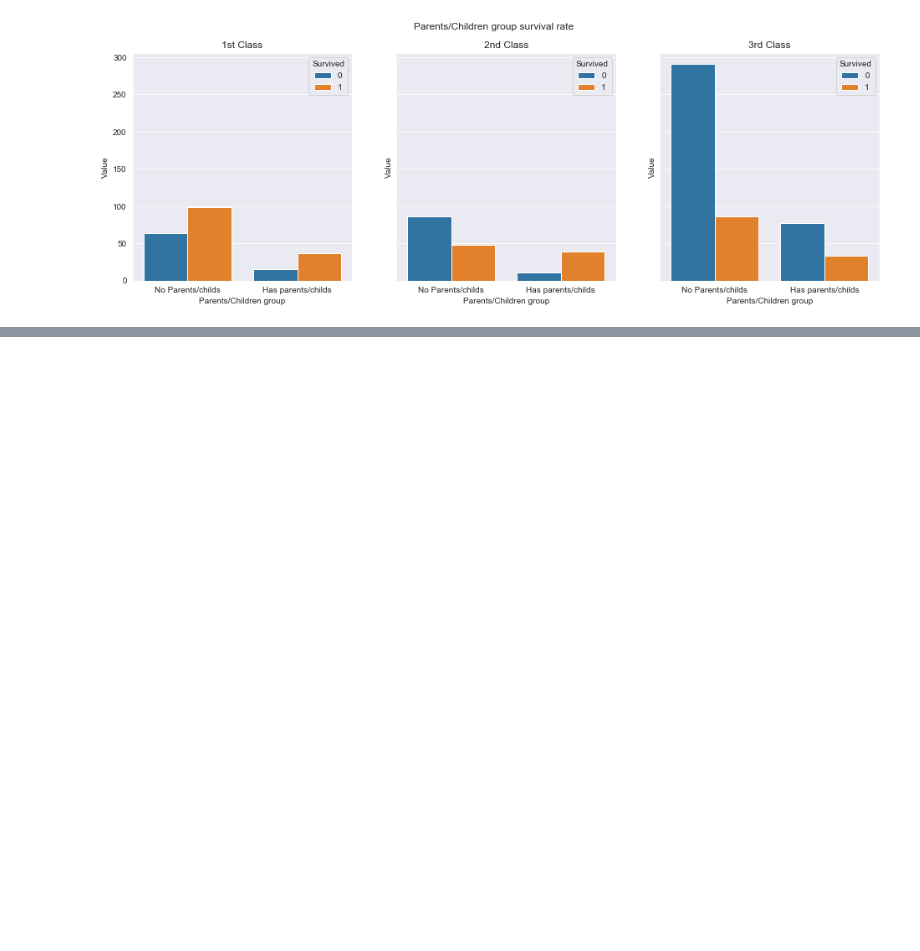
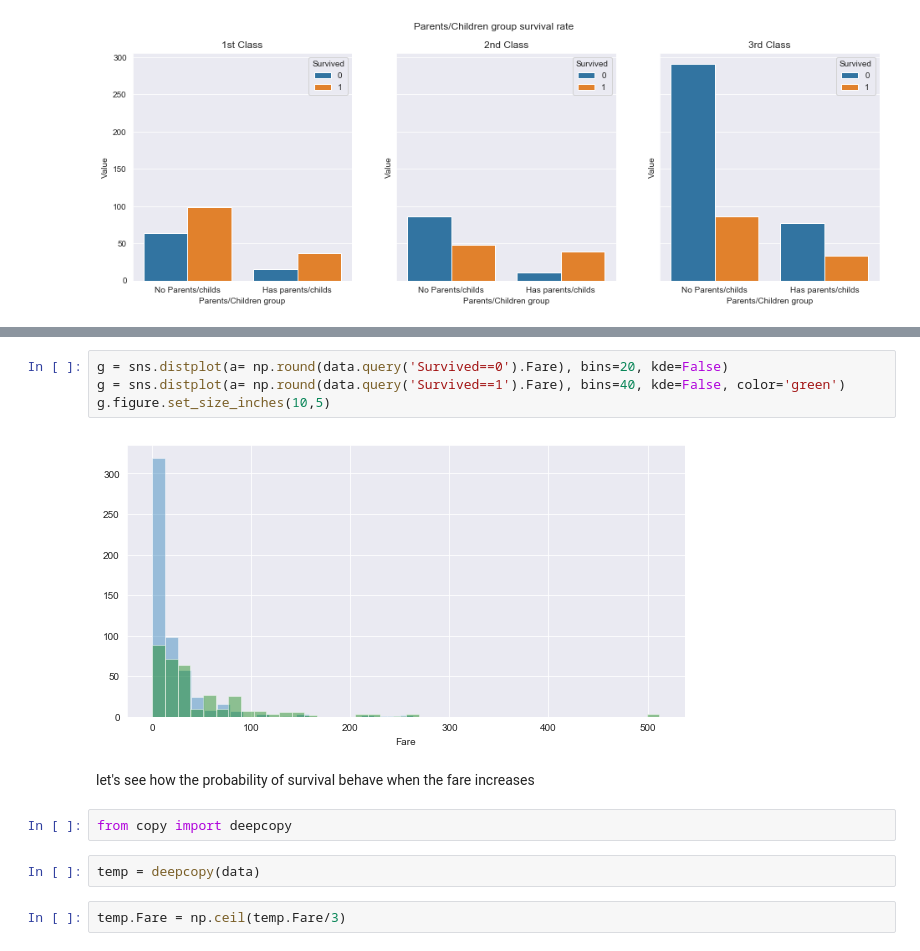
Before and after one commit to Ark93/Real-world_ml, a Jupyter notebook: chapter_3/titanic_dataset.ipynb, the cells around one changed output, grey strips where cells are left out. Drawn from its saved outputs; the diff is of its cells as text; blank space fills up the shorter version.

```diff
--- a/chapter_3/titanic_dataset.ipynb
+++ b/chapter_3/titanic_dataset.ipynb
@@ -692,0 +766,14 @@ Text(0.5, 0.98, 'Parents/Children group survival rate')
+# %%
+g = sns.distplot(a= np.round(data.query('Survived==0').Fare), bins=20, kde=False)
+g = sns.distplot(a= np.round(data.query('Survived==1').Fare), bins=40, kde=False, color='green')
+g.figure.set_size_inches(10,5)
+# %% [output]
+[figure, added]
+# %% [markdown]
+let's see how the probability of survival behave when the fare increases
+# %%
+from copy import deepcopy
+# %%
+temp = deepcopy(data)
+# %%
+temp.Fare = np.ceil(temp.Fare/3)
```
Also changed, not shown: parts of 90 cells of this notebook, 1 other file.
